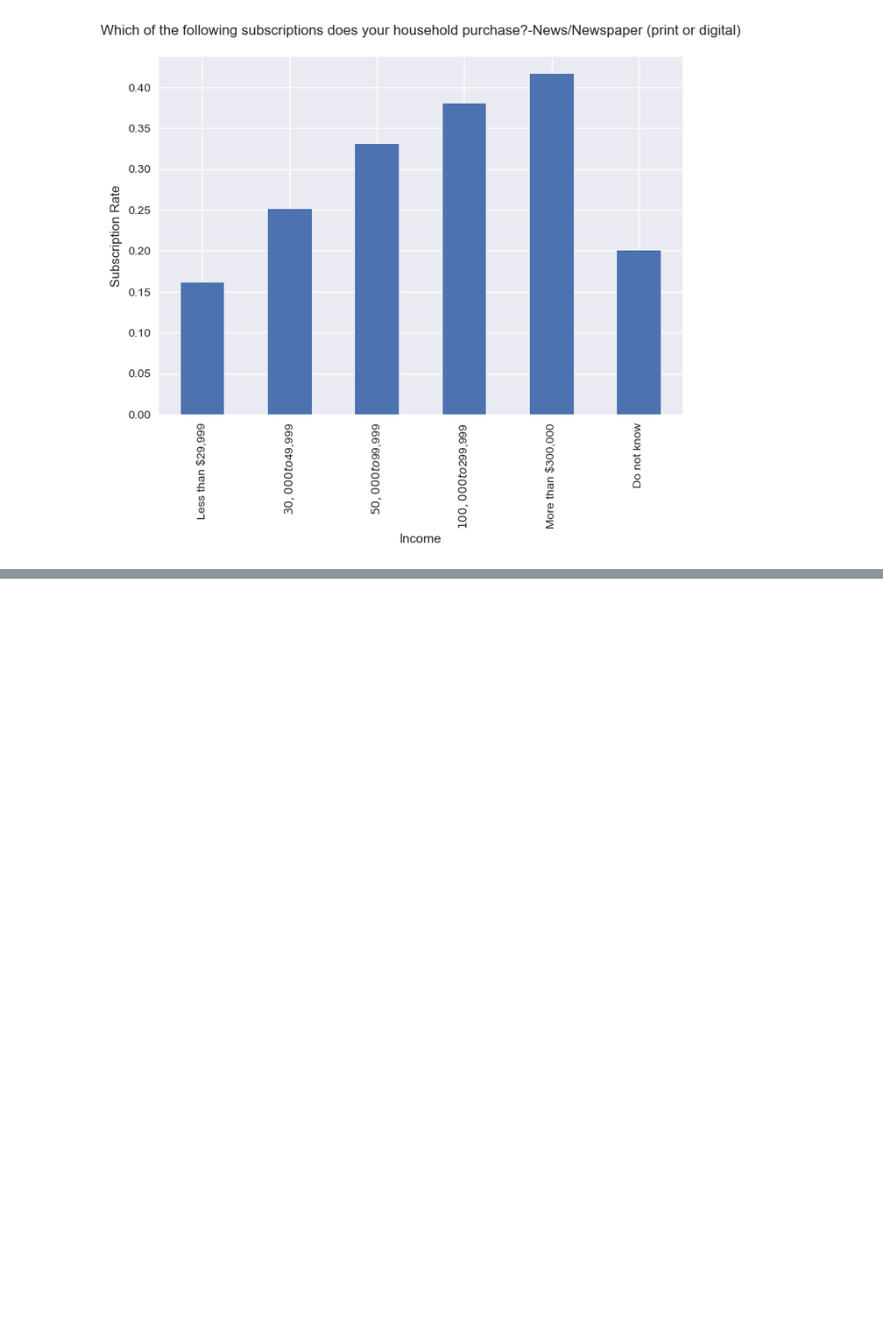
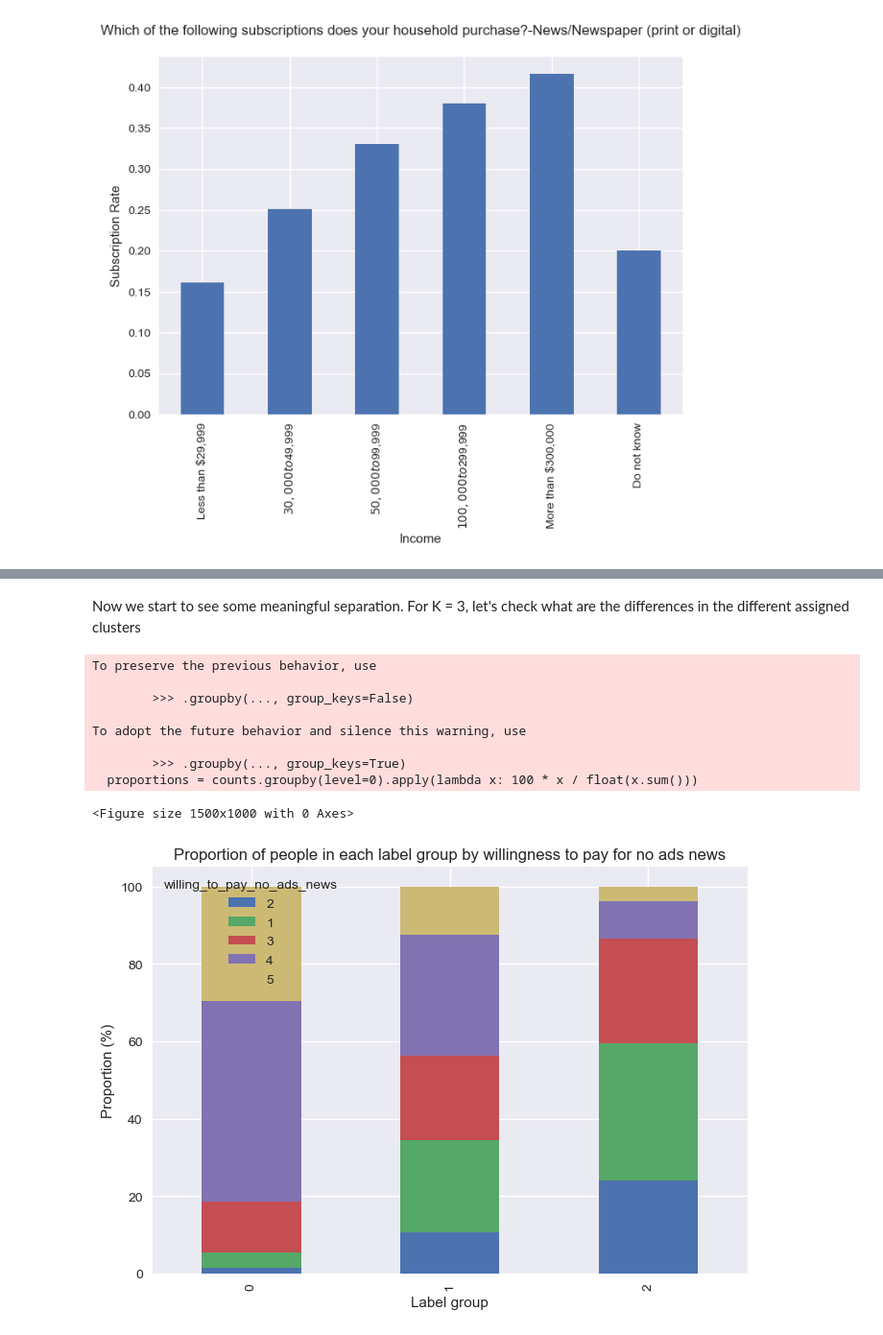
Before and after one commit to abhilashbiswas/customer_segmentation_for_news_outlet, a Jupyter notebook: eda.ipynb, the cells around one changed output, grey strips where cells are left out. Shown at 96% size. Drawn from its saved outputs; the diff is of its cells as text; code cells hidden in the pictures; blank space fills up the shorter version.

```diff
--- a/eda.ipynb
+++ b/eda.ipynb
@@ -420,0 +346,43 @@ To adopt the future behavior and silence this warning, use
+# %% [markdown]
+Now we start to see some meaningful separation. For K = 3, let's check what are the differences in the different assigned clusters
+# %%
+df_new = df.copy()
+
+df_new['labels'] = labels
+
+# Group the data by label and willing_to_pay_no_ads_news
+grouped = df_new.groupby(['labels', 'willing_to_pay_no_ads_news'])
+
+# Compute the count of each group
+counts = grouped.size()
+
+# Compute the proportion of each group by label
+proportions = counts.groupby(level=0).apply(lambda x: 100 * x / float(x.sum()))
+
+# Reshape the proportions to a pivot table format
+proportions = proportions.reset_index()
+proportions = proportions.pivot(index='labels', columns='willing_to_pay_no_ads_news', values=0)
+
+# Plot the proportions as a stacked bar chart
+plt.figure(figsize=(15,10))
+
+
+proportions.plot(kind='bar', stacked=True)
+plt.xlabel('Label group')
+plt.ylabel('Proportion (%)')
+plt.title('Proportion of people in each label group by willingness to pay for no ads news')
+plt.show()
+
+
+# TO DO: Make the graph prettier
+# %% [output]
+To preserve the previous behavior, use
+
+        >>> .groupby(..., group_keys=False)
+
+To adopt the future behavior and silence this warning, use
+
+        >>> .groupby(..., group_keys=True)
+  proportions = counts.groupby(level=0).apply(lambda x: 100 * x / float(x.sum()))
+<Figure size 1500x1000 with 0 Axes>
+[figure, added]
```
Also changed, not shown: parts of 33 cells of this notebook.
